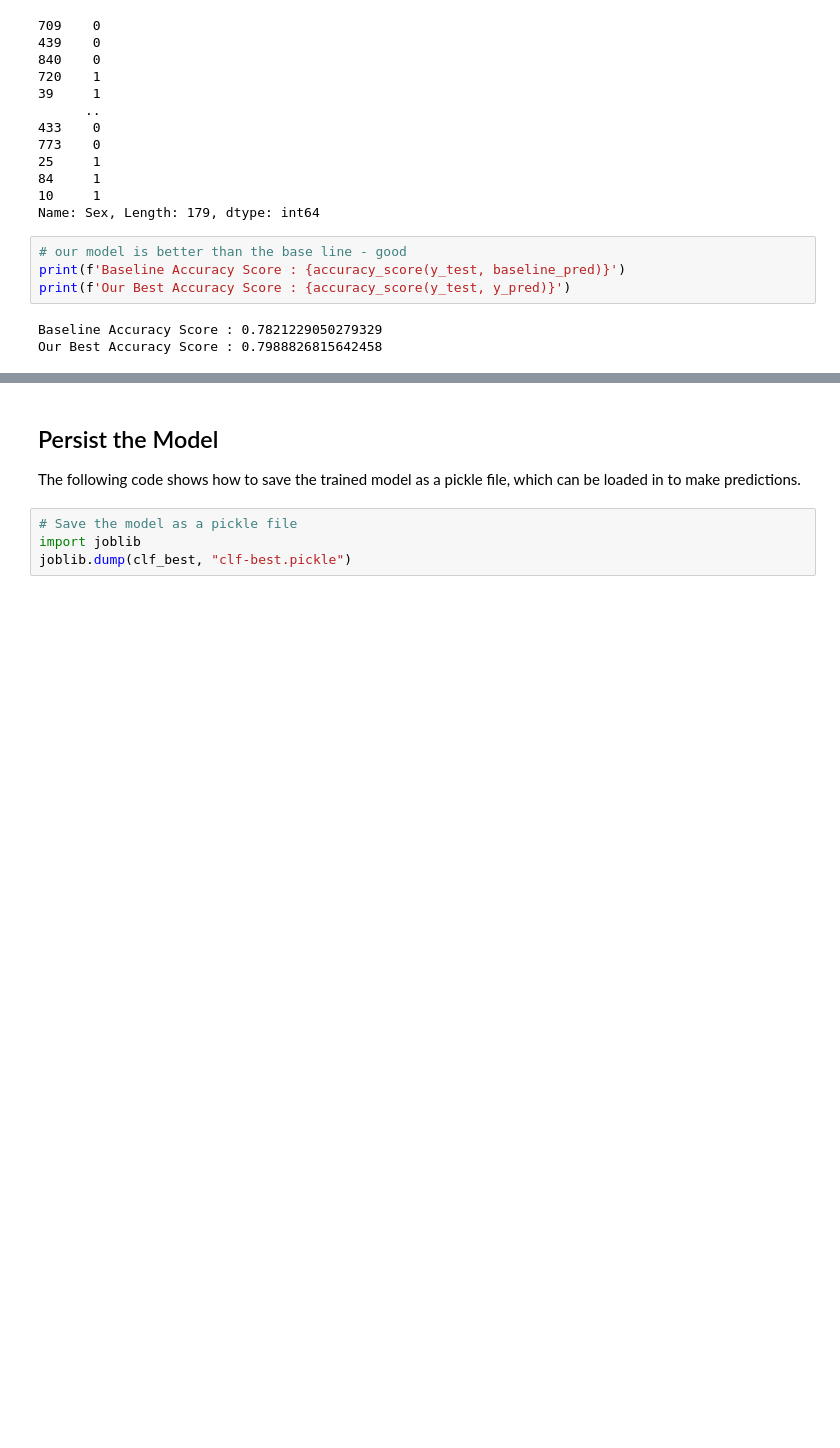
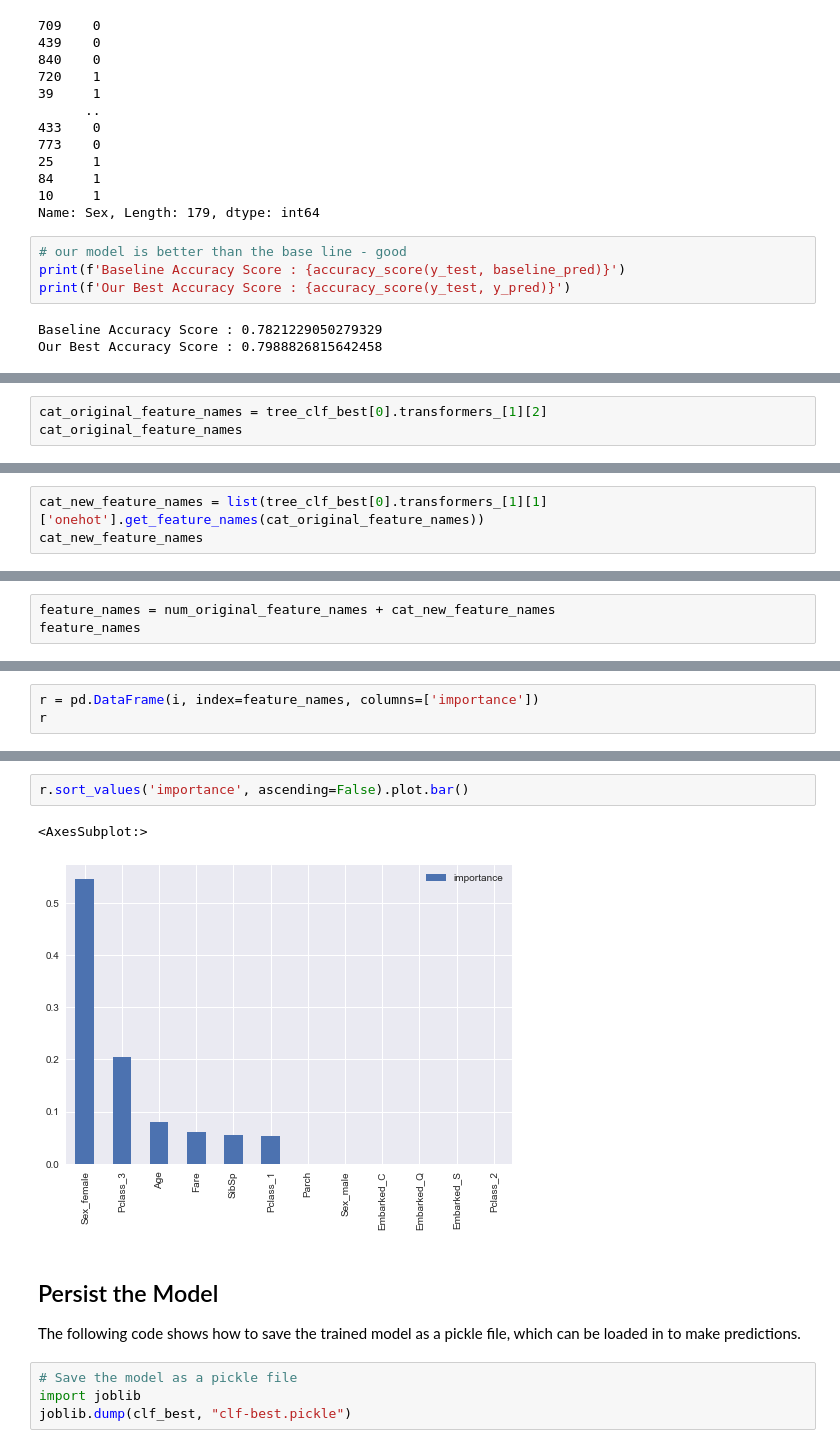
Before and after one commit to harrywang/mini-ml, a Jupyter notebook: mini-ds.ipynb, the cells around one changed output, grey strips where cells are left out. Saved outputs shown, nothing was run; the diff lists cells and outputs as text; blank space fills up the shorter version.

Commit message:
added feature importance code

```diff
--- a/mini-ds.ipynb
+++ b/mini-ds.ipynb
@@ -595,0 +674,3 @@ Our Best Accuracy Score : 0.7988826815642458
+# %%
+cat_original_feature_names = tree_clf_best[0].transformers_[1][2]
+cat_original_feature_names
@@ -595,0 +679,3 @@ Our Best Accuracy Score : 0.7988826815642458
+# %%
+cat_new_feature_names = list(tree_clf_best[0].transformers_[1][1]['onehot'].get_feature_names(cat_original_feature_names))
+cat_new_feature_names
@@ -595,0 +691,3 @@ Our Best Accuracy Score : 0.7988826815642458
+# %%
+feature_names = num_original_feature_names + cat_new_feature_names
+feature_names
@@ -595,0 +707,3 @@ Our Best Accuracy Score : 0.7988826815642458
+# %%
+r = pd.DataFrame(i, index=feature_names, columns=['importance'])
+r
@@ -596,3 +740,8 @@ Our Best Accuracy Score : 0.7988826815642458
+# %%
+r.sort_values('importance', ascending=False).plot.bar()
+# %% [output]
+<AxesSubplot:>
+[figure, added]
 # %% [markdown]
 ## Persist the Model
 The following code shows how to save the trained model as a pickle file, which can be loaded in to make predictions.
```
Also changed, not shown: parts of 15 cells of this notebook.
